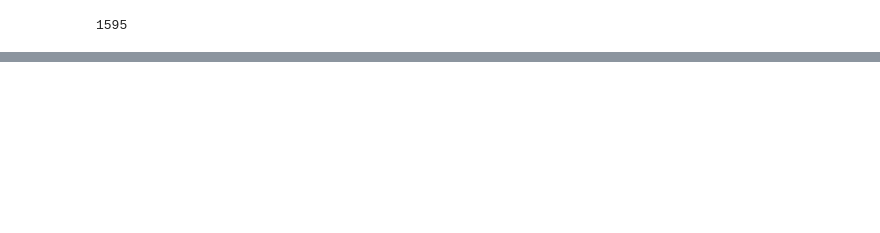
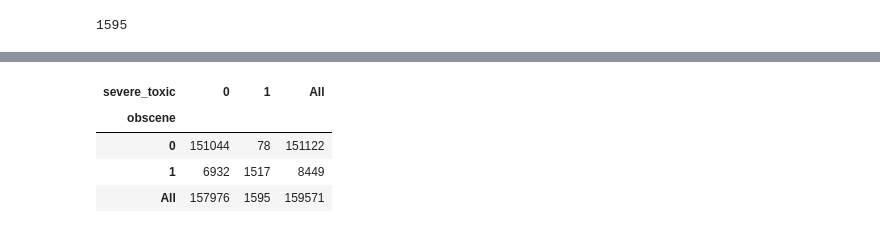
Before and after one commit to Navjotbians/toxic-comment-classifier, a Jupyter notebook: Notebooks/EDA.ipynb, the cells around one changed output, grey strips where cells are left out. Cells and saved outputs as stored; diff of their text form; code cells hidden in the pictures; blank space fills up the shorter version.

```diff
--- a/Notebooks/EDA.ipynb
+++ b/Notebooks/EDA.ipynb
@@ -134,0 +151,8 @@ df1.head()
+# %%
+pd.crosstab(df.obscene,df.severe_toxic,margins=True).style.background_gradient(cmap='Set3')
+# %% [output]
+| severe_toxic | 0 | 1 | All |
+| obscene |  |  |  |
+| 0 | 151044 | 78 | 151122 |
+| 1 | 6932 | 1517 | 8449 |
+| All | 157976 | 1595 | 159571 |
```
Also changed, not shown: parts of 2 cells of this notebook.
